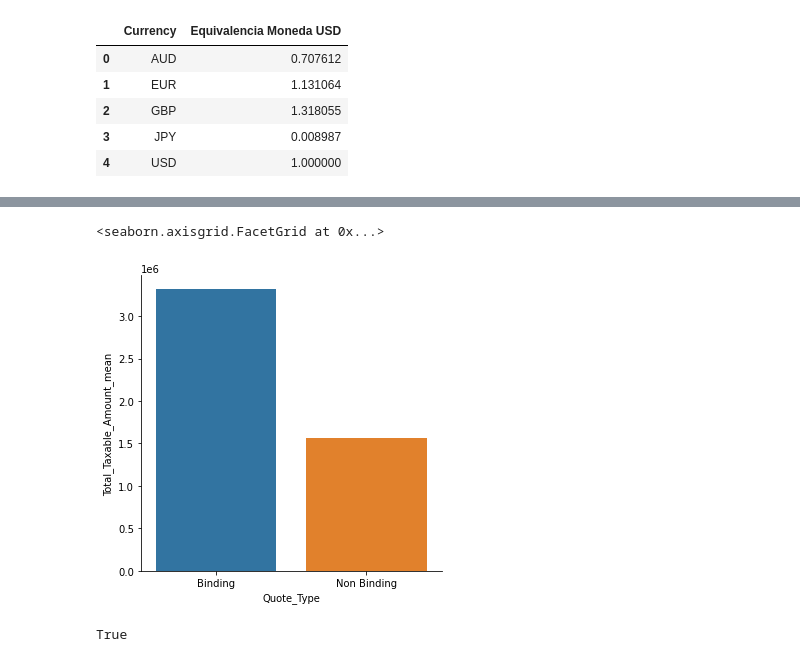
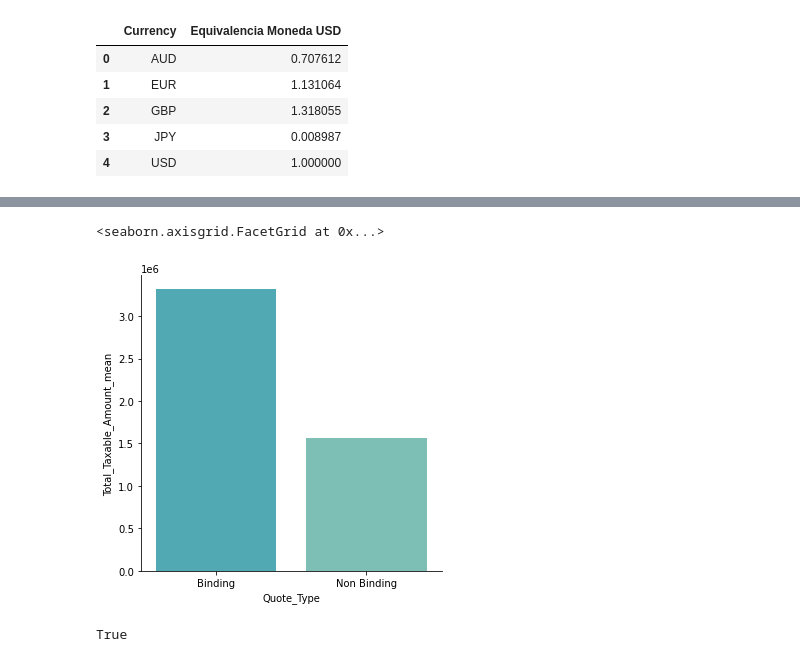
Before and after one commit to RiedelNicolas/75.06-2C2020-TP1, a Jupyter notebook: Codigo_analisis.ipynb, the cells around one changed output, grey strips where cells are left out. Saved outputs shown, nothing was run; the diff lists cells and outputs as text; code cells hidden in the pictures.

Commit message:
Cambio palette y borro un analisis que estaba mal

```diff
--- a/Codigo_analisis.ipynb
+++ b/Codigo_analisis.ipynb
@@ -236,10 +219,13 @@ valores_por_quote
 | 0 | Binding | 121 | 3.313101e+06 | 1.774851e+07 | 0.512397 |
 | 1 | Non Binding | 8938 | 1.563197e+06 | 8.335300e+06 | 0.539382 |
 # %%
-sns.catplot(x="Quote_Type",y="Total_Taxable_Amount_mean",data=valores_por_quote,kind="bar")
+cmap = plt.get_cmap('YlGnBu')
+saltos = np.linspace(0.5, 0.4, 2)
+colores = cmap(saltos)
+sns.catplot(x="Quote_Type",y="Total_Taxable_Amount_mean",data=valores_por_quote,kind="bar", palette = colores)
 # %% [output]
 <seaborn.axisgrid.FacetGrid at 0x...>
-[figure, old version]
+[figure, new version]
 # %%
 #Me fijo si el Opportunity_Type, Opportunity_Owner y Account_Owner nunca cambia para un Opportunity_ID
 
```
Also changed, not shown: parts of 4 cells of this notebook, 2 other files.
